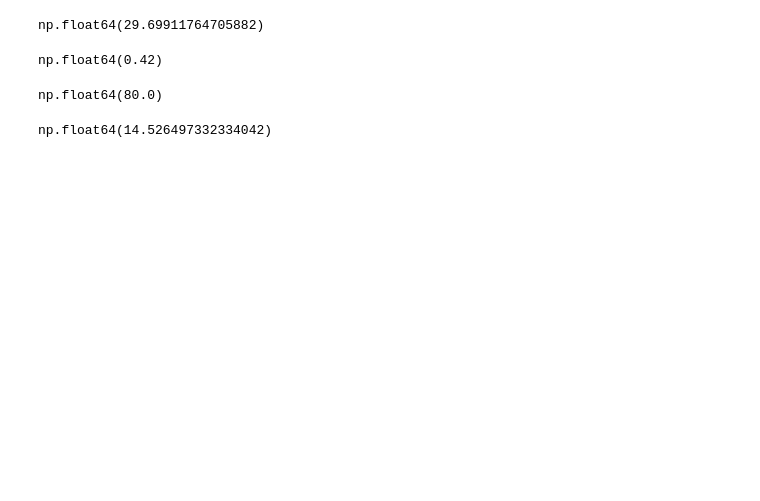
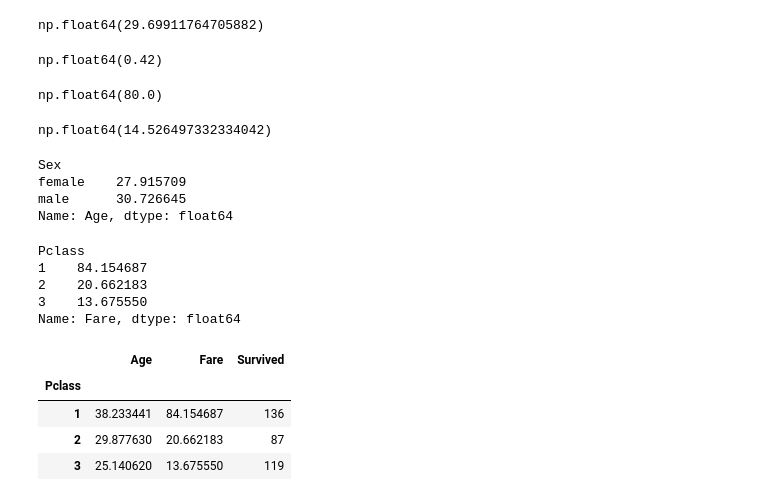
Before and after one commit to priyanship-cse/ADS_26_2026_2503201000866, a Jupyter notebook: Python/titan.ipynb, the cells around one changed output. Drawn from its saved outputs; the diff is of its cells as text; code cells hidden in the pictures; blank space fills up the shorter version.

```diff
--- a/Python/titan.ipynb
+++ b/Python/titan.ipynb
@@ -164,3 +164,30 @@ np.float64(80.0)
 data["Age"].std()
 # %% [output]
 np.float64(14.526497332334042)
+# %%
+data.groupby("Sex")["Age"].mean()
+# %% [output]
+Sex
+female    27.915709
+male      30.726645
+Name: Age, dtype: float64
+# %%
+data.groupby("Pclass")["Fare"].mean()
+# %% [output]
+Pclass
+1    84.154687
+2    20.662183
+3    13.675550
+Name: Fare, dtype: float64
+# %%
+data.groupby("Pclass").agg({
+  "Age":"mean",
+  "Fare":"mean",
+  "Survived":"sum"
+})
+# %% [output]
+|  | Age | Fare | Survived |
+| Pclass |  |  |  |
+| 1 | 38.233441 | 84.154687 | 136 |
+| 2 | 29.877630 | 20.662183 | 87 |
+| 3 | 25.140620 | 13.675550 | 119 |
```
Also changed, not shown: parts of 7 cells of this notebook, 2 other files.
